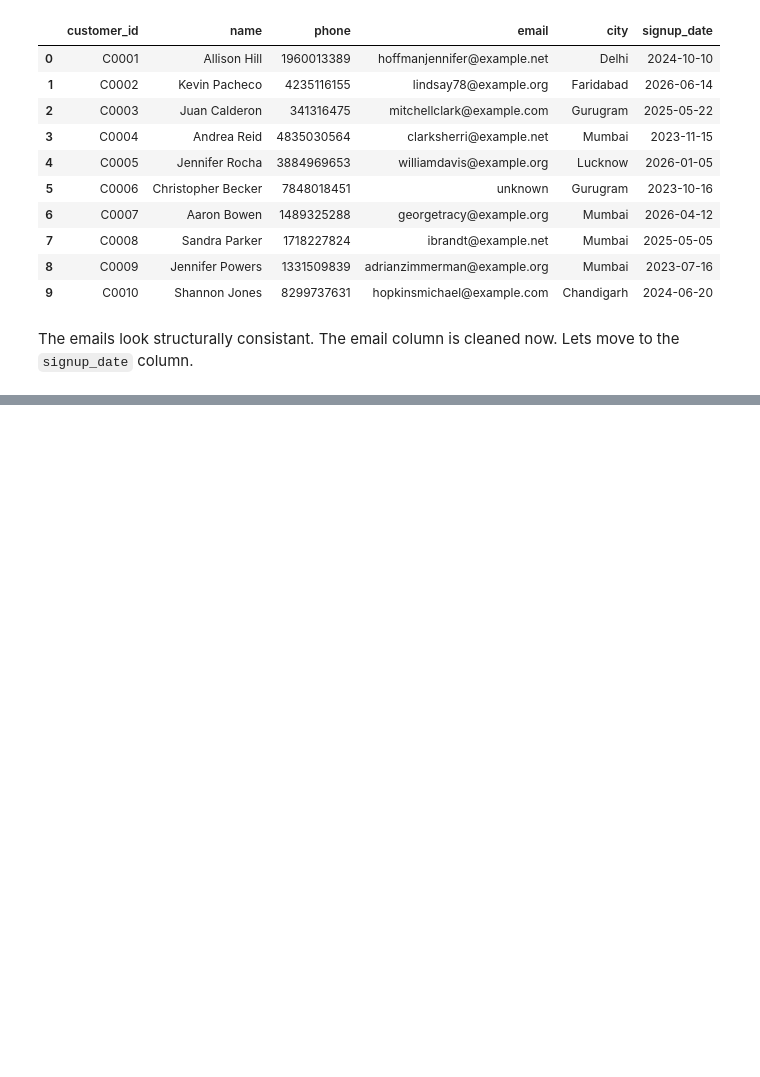
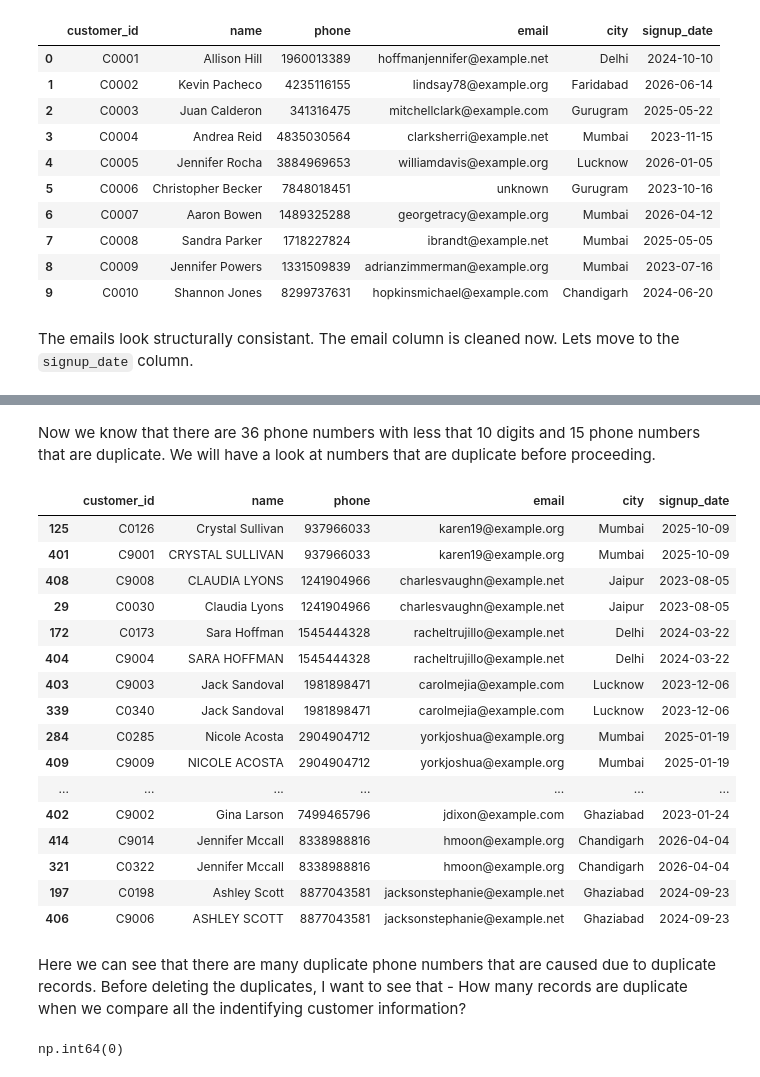
Before and after one commit to Namishkaushik/Projects, a Jupyter notebook: Project-4 Vulcan/clean_data.ipynb, the cells around one changed output, grey strips where cells are left out. Saved outputs shown, nothing was run; the diff lists cells and outputs as text; code cells hidden in the pictures; blank space fills up the shorter version.

```diff
--- a/Project-4 Vulcan/clean_data.ipynb
+++ b/Project-4 Vulcan/clean_data.ipynb
@@ -348,0 +433,28 @@ The emails look structurally consistant. The email column is cleaned now. Lets m
+# %% [markdown]
+Now we know that there are 36 phone numbers with less that 10 digits and 15 phone numbers that are duplicate. We will have a look at numbers that are duplicate before proceeding.
+# %%
+customers_clean[customers_clean['phone'].duplicated(keep=False)].sort_values('phone')
+# %% [output]
+|  | customer_id | name | phone | email | city | signup_date |
+| 125 | C0126 | Crystal Sullivan | 937966033 | karen19@example.org | Mumbai | 2025-10-09 |
+| 401 | C9001 | CRYSTAL SULLIVAN | 937966033 | karen19@example.org | Mumbai | 2025-10-09 |
+| 408 | C9008 | CLAUDIA LYONS | 1241904966 | charlesvaughn@example.net | Jaipur | 2023-08-05 |
+| 29 | C0030 | Claudia Lyons | 1241904966 | charlesvaughn@example.net | Jaipur | 2023-08-05 |
+| 172 | C0173 | Sara Hoffman | 1545444328 | racheltrujillo@example.net | Delhi | 2024-03-22 |
+| 404 | C9004 | SARA HOFFMAN | 1545444328 | racheltrujillo@example.net | Delhi | 2024-03-22 |
+| 403 | C9003 | Jack Sandoval | 1981898471 | carolmejia@example.com | Lucknow | 2023-12-06 |
+| 339 | C0340 | Jack Sandoval | 1981898471 | carolmejia@example.com | Lucknow | 2023-12-06 |
+| 284 | C0285 | Nicole Acosta | 2904904712 | yorkjoshua@example.org | Mumbai | 2025-01-19 |
+| 409 | C9009 | NICOLE ACOSTA | 2904904712 | yorkjoshua@example.org | Mumbai | 2025-01-19 |
+| ... | ... | ... | ... | ... | ... | ... |
+| 402 | C9002 | Gina Larson | 7499465796 | jdixon@example.com | Ghaziabad | 2023-01-24 |
+| 414 | C9014 | Jennifer Mccall | 8338988816 | hmoon@example.org | Chandigarh | 2026-04-04 |
+| 321 | C0322 | Jennifer Mccall | 8338988816 | hmoon@example.org | Chandigarh | 2026-04-04 |
+| 197 | C0198 | Ashley Scott | 8877043581 | jacksonstephanie@example.net | Ghaziabad | 2024-09-23 |
+| 406 | C9006 | ASHLEY SCOTT | 8877043581 | jacksonstephanie@example.net | Ghaziabad | 2024-09-23 |
+# %% [markdown]
+Here we can see that there are many duplicate phone numbers that are caused due to duplicate records. Before deleting the duplicates, I want to see that - How many records are duplicate when we compare all the indentifying customer information?
+# %%
+customers_clean.duplicated(subset= ['name','phone','email','city','signup_date']).sum()
+# %% [output]
+np.int64(0)
```
Also changed, not shown: parts of 14 cells of this notebook.
